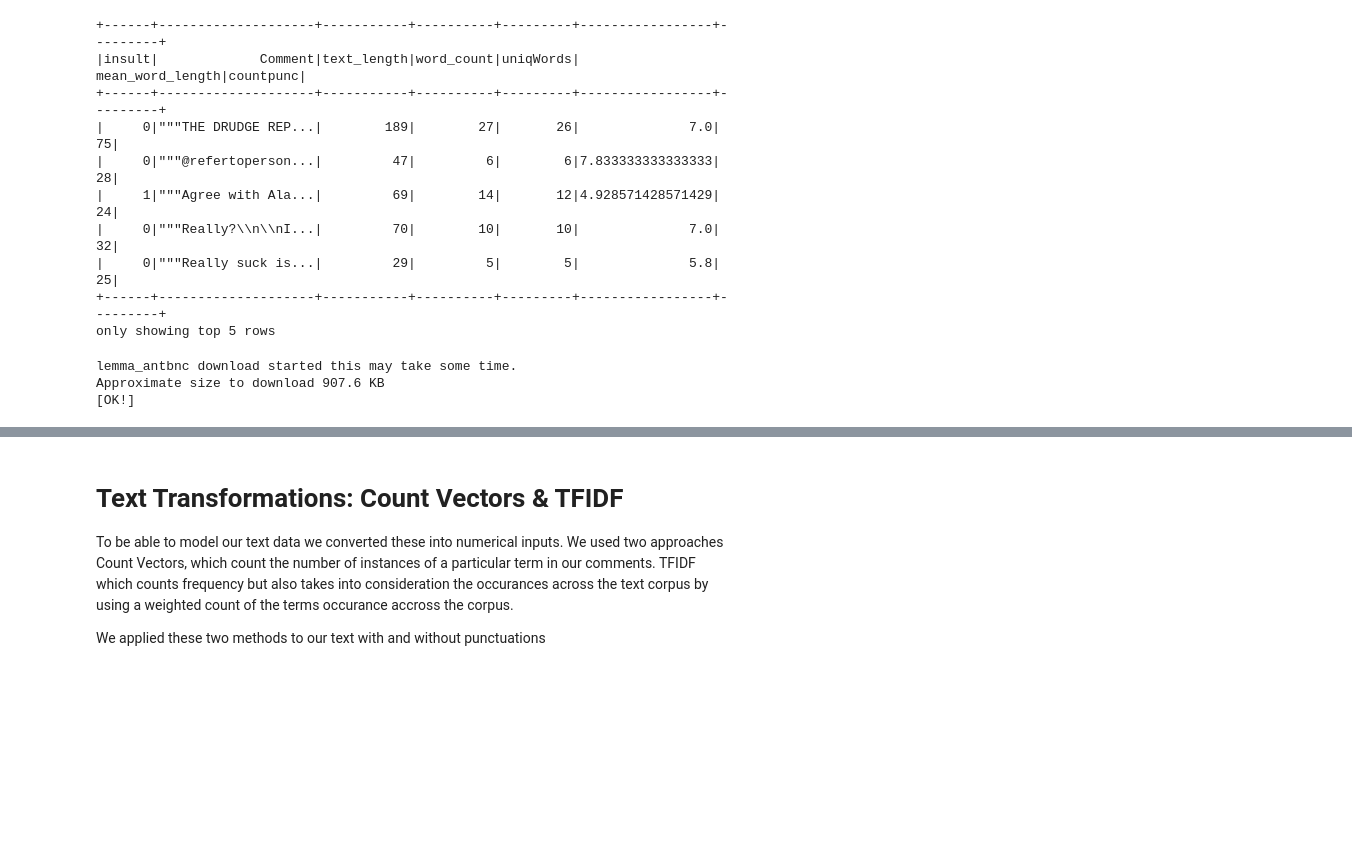
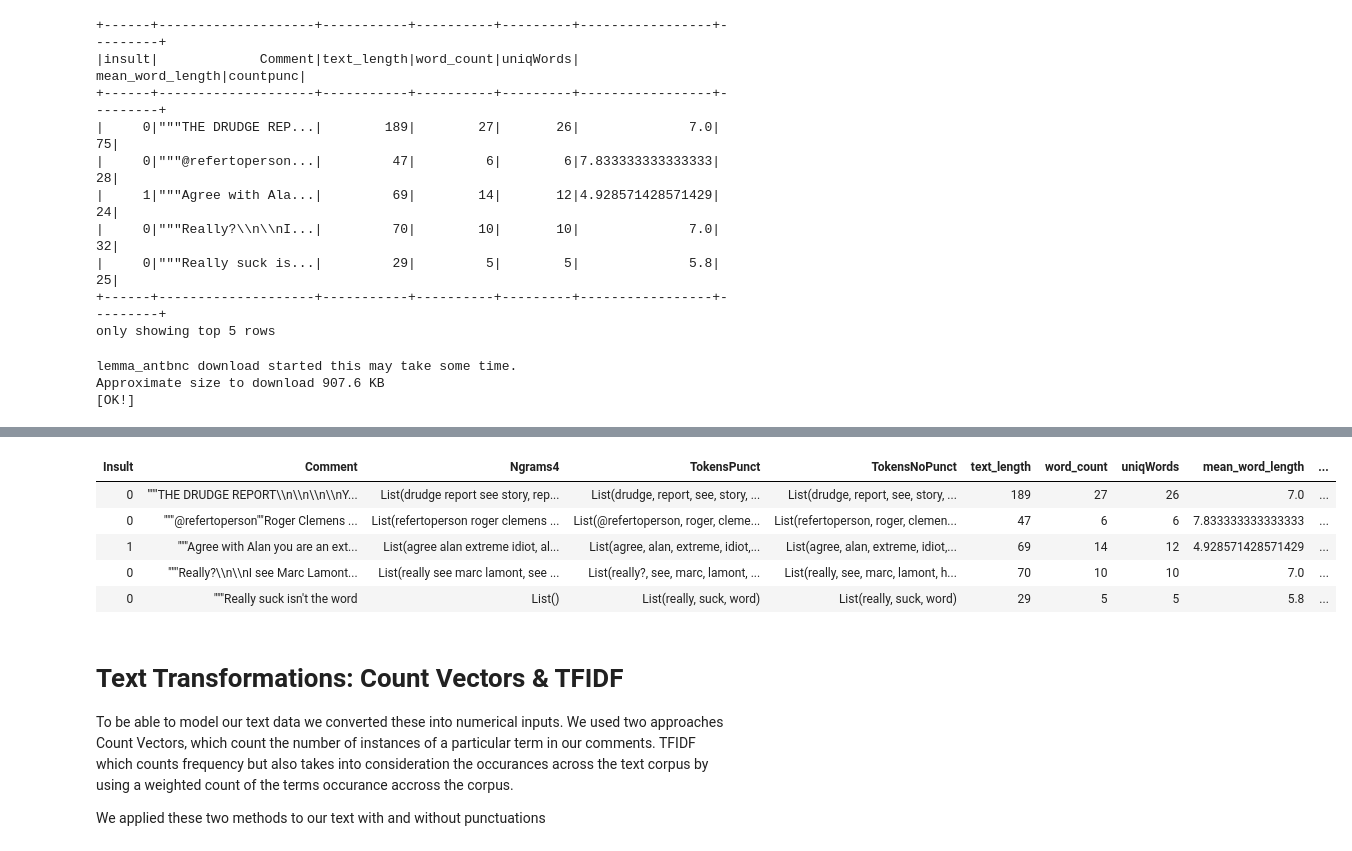
Before and after one commit to amenaUSF/CyberBullyML_Bigdata, a Jupyter notebook: FinalProject_CyberBully.ipynb, the cells around one changed output, grey strips where cells are left out. Cells and saved outputs as stored; diff of their text form; code cells hidden in the pictures; blank space fills up the shorter version.

```diff
--- a/FinalProject_CyberBully.ipynb
+++ b/FinalProject_CyberBully.ipynb
@@ -210,7 +210,7 @@ df=preprocessed.withColumn("TokensPunct", preprocessed.CleanTokens.result)\
                      "uniqWords",
                      "mean_word_length",
                      "countpunc")
-display(df)
+display(df.limit(5))
 # %% [output]
 lemma_antbnc download started this may take some time.
 Approximate size to download 907.6 KB
@@ -219,3 +218,9 @@ Approximate size to download 907.6 KB
+| Insult | Comment | Ngrams4 | TokensPunct | TokensNoPunct | text_length | word_count | uniqWords | mean_word_length | ... |
+| 0 | """THE DRUDGE REPORT\\n\\n\\n\\nY... | List(drudge report see story, rep... | List(drudge, report, see, story, ... | List(drudge, report, see, story, ... | 189 | 27 | 26 | 7.0 | ... |
+| 0 | """@refertoperson""Roger Clemens ... | List(refertoperson roger clemens ... | List(@refertoperson, roger, cleme... | List(refertoperson, roger, clemen... | 47 | 6 | 6 | 7.833333333333333 | ... |
+| 1 | """Agree with Alan you are an ext... | List(agree alan extreme idiot, al... | List(agree, alan, extreme, idiot,... | List(agree, alan, extreme, idiot,... | 69 | 14 | 12 | 4.928571428571429 | ... |
+| 0 | """Really?\\n\\nI see Marc Lamont... | List(really see marc lamont, see ... | List(really?, see, marc, lamont, ... | List(really, see, marc, lamont, h... | 70 | 10 | 10 | 7.0 | ... |
+| 0 | """Really suck isn't the word | List() | List(really, suck, word) | List(really, suck, word) | 29 | 5 | 5 | 5.8 | ... |
 # %% [markdown]
 # Text Transformations: Count Vectors & TFIDF
 
```
Also changed, not shown: parts of 4 cells of this notebook.
